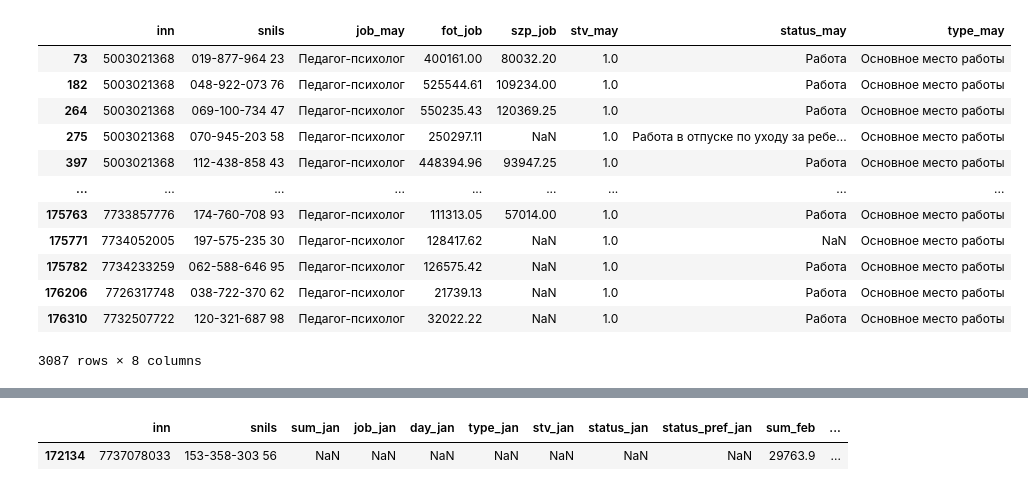
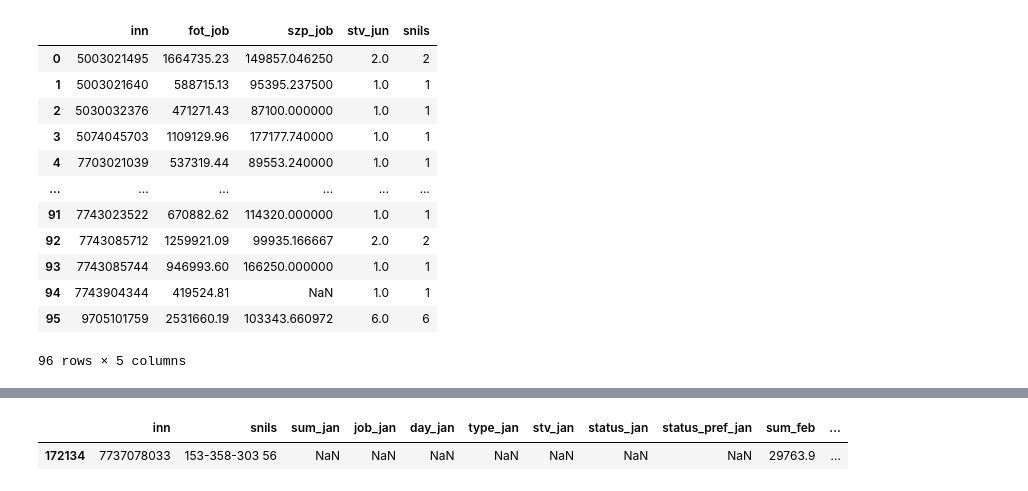
Before and after one commit to Mr-Maxraw/cfo-parser, a Jupyter notebook: counting/one_job_cnt.ipynb, the cells around one changed output, grey strips where cells are left out. Drawn from its saved outputs; the diff is of its cells as text; code cells hidden in the pictures.

```diff
--- a/counting/one_job_cnt.ipynb
+++ b/counting/one_job_cnt.ipynb
@@ -29 +26,4 @@ job = ['Педагог-психолог ', 'Старший педагог-пси
+# %%
+months = months_year[:6]
+job = ['Юрисконсульт']
 # %%
@@ -48,11 +36,0 @@ def re_szp(row, months):
-# %%
-def re_szp_job(row, months, jobs):
-    active_months = 0
-    fot = 0
-    for month in months:
-        if row['job_' + month] in jobs and row['day_' + month] == 1 and row['stv_' + month] >= 1 and row['status_' + month] == row['status_pref_' + month] and row['status_' + month] == 'Работа':
-            fot += row['sum_' + month]
-            active_months += 1
-    if active_months == 0:
-        return np.nan
-    return fot / active_months
@@ -67,12 +37,3 @@ def re_fot(row, months):
-# %%
-def re_fot_job(row, months, jobs):
-    fot = 0
-    for month in months:
-        if row['job_' + month] in jobs:
-            fot += row['sum_' + month]
-    if fot == 0:
-        return np.nan
-    return fot
 # %%
 res['fot_job'] = res.apply(lambda row: re_fot_job(row, months, job), axis=1)
 res['szp_job'] = res.apply(lambda row: re_szp_job(row, months, job), axis=1)
@@ -95,24 +56,24 @@ res
 # %%
-ans = res[['inn', 'snils', 'job_' + months[-1], 'fot_job', 'szp_job', 'stv_' + months[-1], 'status_' + months[-1], 'type_' + months[-1]]][res['job_' + months[-1]].isin(job)]#.groupby('inn').agg({
-#     'fot_job': 'sum',
-#     'szp_job': 'mean',
-#     'stv_' + months[-1]: 'sum',
-#     'snils': 'nunique'
-# })
+ans = res[['inn', 'snils', 'job_' + months[-1], 'fot_job', 'szp_job', 'stv_' + months[-1], 'status_' + months[-1], 'type_' + months[-1]]][res['job_' + months[-1]].isin(job)].groupby('inn').agg({
+    'fot_job': 'sum',
+    'szp_job': 'mean',
+    'stv_' + months[-1]: 'sum',
+    'snils': 'nunique'
+})
 # %%
-ans
+ans.reset_index()
 # %% [output]
-|  | inn | snils | job_may | fot_job | szp_job | stv_may | status_may | type_may |
-| 73 | 5003021368 | 019-877-964 23 | Педагог-психолог | 400161.00 | 80032.20 | 1.0 | Работа | Основное место работы |
-| 182 | 5003021368 | 048-922-073 76 | Педагог-психолог | 525544.61 | 109234.00 | 1.0 | Работа | Основное место работы |
-| 264 | 5003021368 | 069-100-734 47 | Педагог-психолог | 550235.43 | 120369.25 | 1.0 | Работа | Основное место работы |
-| 275 | 5003021368 | 070-945-203 58 | Педагог-психолог | 250297.11 | NaN | 1.0 | Работа в отпуске по уходу за ребе... | Основное место работы |
-| 397 | 5003021368 | 112-438-858 43 | Педагог-психолог | 448394.96 | 93947.25 | 1.0 | Работа | Основное место работы |
-| ... | ... | ... | ... | ... | ... | ... | ... | ... |
-| 175763 | 7733857776 | 174-760-708 93 | Педагог-психолог | 111313.05 | 57014.00 | 1.0 | Работа | Основное место работы |
-| 175771 | 7734052005 | 197-575-235 30 | Педагог-психолог | 128417.62 | NaN | 1.0 | NaN | Основное место работы |
-| 175782 | 7734233259 | 062-588-646 95 | Педагог-психолог | 126575.42 | NaN | 1.0 | Работа | Основное место работы |
-| 176206 | 7726317748 | 038-722-370 62 | Педагог-психолог | 21739.13 | NaN | 1.0 | Работа | Основное место работы |
-| 176310 | 7732507722 | 120-321-687 98 | Педагог-психолог | 32022.22 | NaN | 1.0 | Работа | Основное место работы |
+|  | inn | fot_job | szp_job | stv_jun | snils |
+| 0 | 5003021495 | 1664735.23 | 149857.046250 | 2.0 | 2 |
+| 1 | 5003021640 | 588715.13 | 95395.237500 | 1.0 | 1 |
+| 2 | 5030032376 | 471271.43 | 87100.000000 | 1.0 | 1 |
+| 3 | 5074045703 | 1109129.96 | 177177.740000 | 1.0 | 1 |
+| 4 | 7703021039 | 537319.44 | 89553.240000 | 1.0 | 1 |
+| ... | ... | ... | ... | ... | ... |
+| 91 | 7743023522 | 670882.62 | 114320.000000 | 1.0 | 1 |
+| 92 | 7743085712 | 1259921.09 | 99935.166667 | 2.0 | 2 |
+| 93 | 7743085744 | 946993.60 | 166250.000000 | 1.0 | 1 |
+| 94 | 7743904344 | 419524.81 | NaN | 1.0 | 1 |
+| 95 | 9705101759 | 2531660.19 | 103343.660972 | 6.0 | 6 |
-3087 rows × 8 columns
+96 rows × 5 columns
 # %%
```
Also changed, not shown: parts of 13 cells of this notebook.
